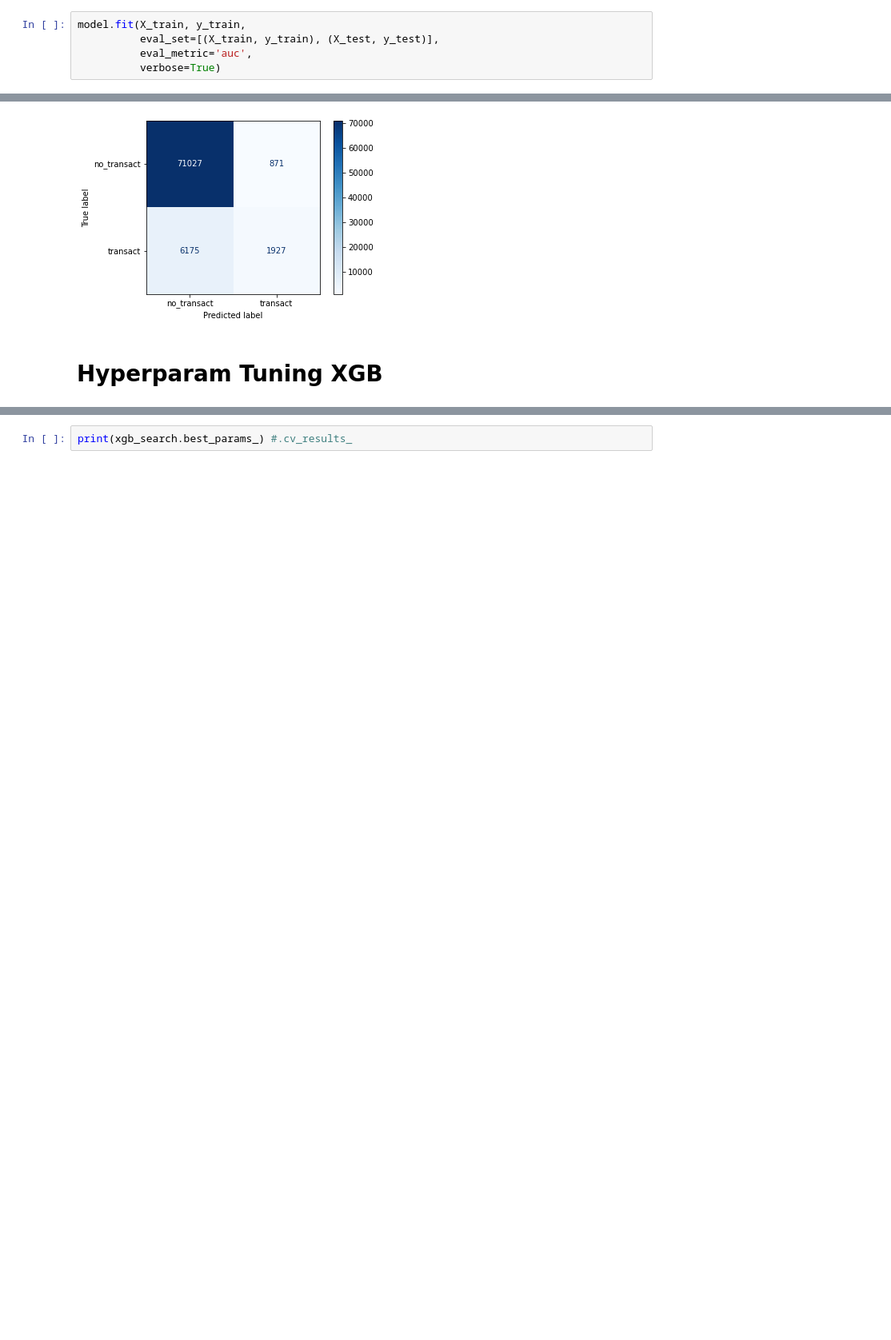
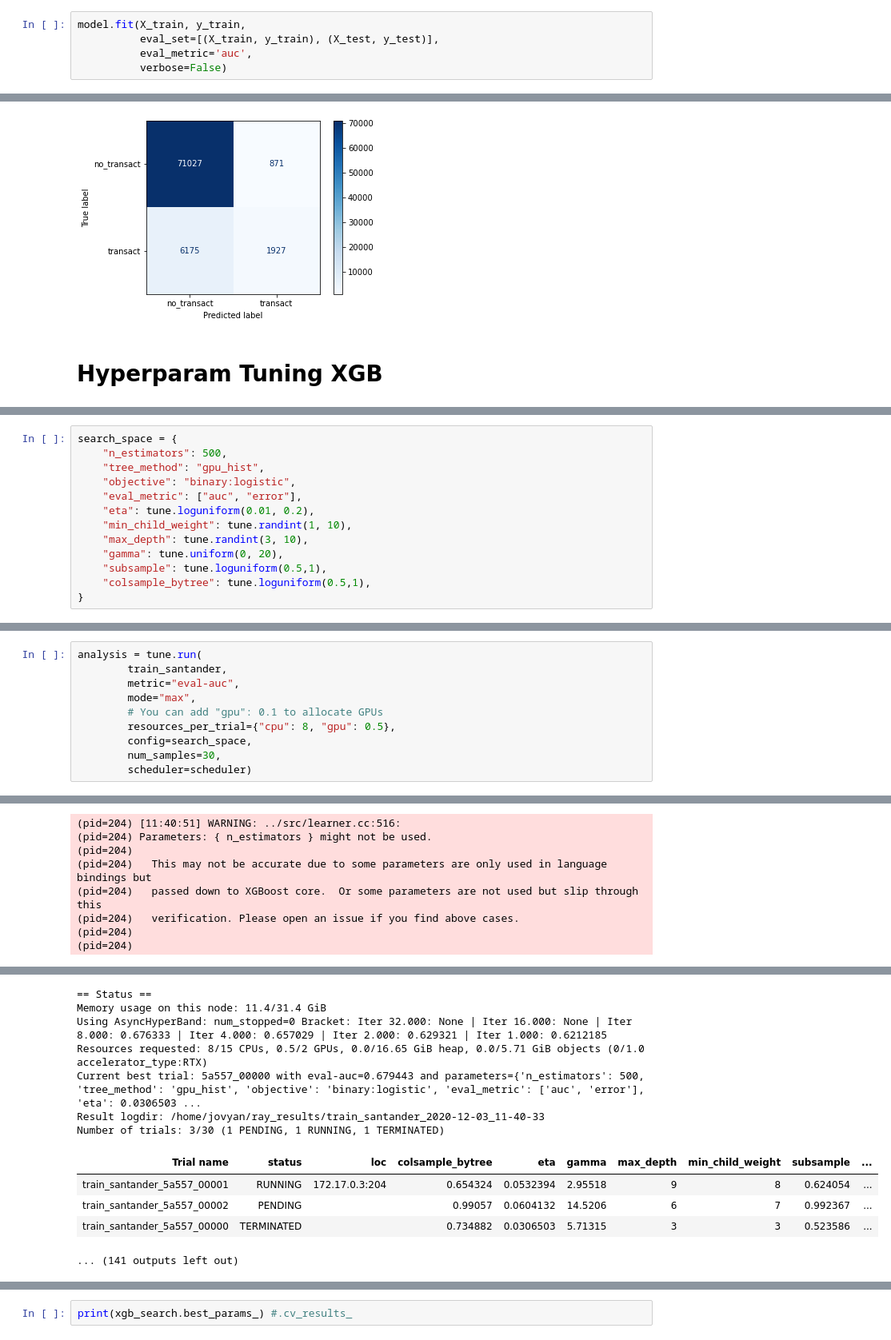
Before and after one commit to Data-drone/ray_experiments, a Jupyter notebook: Fitting_XGB.ipynb, the cells around one changed output, grey strips where cells are left out. Shown at 80% size. Saved outputs shown, nothing was run; the diff lists cells and outputs as text; blank space fills up the shorter version.

```diff
--- a/Fitting_XGB.ipynb
+++ b/Fitting_XGB.ipynb
@@ -35,5 +43,5 @@ model = XGBClassifier(**param)
 model.fit(X_train, y_train,
           eval_set=[(X_train, y_train), (X_test, y_test)],
           eval_metric='auc',
-          verbose=True)
+          verbose=False)
 # %% [output]
@@ -93,0 +116,13 @@ params['verbose']
+# %%
+search_space = {
+    "n_estimators": 500,
+    "tree_method": "gpu_hist",
+    "objective": "binary:logistic",
+    "eval_metric": ["auc", "error"],
+    "eta": tune.loguniform(0.01, 0.2),
+    "min_child_weight": tune.randint(1, 10),
+    "max_depth": tune.randint(3, 10),
+    "gamma": tune.uniform(0, 20),
+    "subsample": tune.loguniform(0.5,1),
+    "colsample_bytree": tune.loguniform(0.5,1),
+}
@@ -93,0 +134,11 @@ params['verbose']
+# %%
+analysis = tune.run(
+        train_santander,
+        metric="eval-auc",
+        mode="max",
+        # You can add "gpu": 0.1 to allocate GPUs
+        resources_per_trial={"cpu": 8, "gpu": 0.5},
+        config=search_space,
+        num_samples=30,
+        scheduler=scheduler)
+# %% [output]
@@ -93,0 +201,8 @@ params['verbose']
+(pid=204) [11:40:51] WARNING: ../src/learner.cc:516:
+(pid=204) Parameters: { n_estimators } might not be used.
+(pid=204)
+(pid=204)   This may not be accurate due to some parameters are only used in language bindings but
+(pid=204)   passed down to XGBoost core.  Or some parameters are not used but slip through this
+(pid=204)   verification. Please open an issue if you find above cases.
+(pid=204)
+(pid=204)
@@ -93,0 +228,12 @@ params['verbose']
+== Status ==
+Memory usage on this node: 11.4/31.4 GiB
+Using AsyncHyperBand: num_stopped=0 Bracket: Iter 32.000: None | Iter 16.000: None | Iter 8.000: 0.676333 | Iter 4.000: 0.657029 | Iter 2.000: 0.629321 | Iter 1.000: 0.6212185
+Resources requested: 8/15 CPUs, 0.5/2 GPUs, 0.0/16.65 GiB heap, 0.0/5.71 GiB objects (0/1.0 accelerator_type:RTX)
+Current best trial: 5a557_00000 with eval-auc=0.679443 and parameters={'n_estimators': 500, 'tree_method': 'gpu_hist', 'objective': 'binary:logistic', 'eval_metric': ['auc', 'error'], 'eta': 0.0306503 ...
+Result logdir: /home/jovyan/ray_results/train_santander_2020-12-03_11-40-33
+Number of trials: 3/30 (1 PENDING, 1 RUNNING, 1 TERMINATED)
+| Trial name | status | loc | colsample_bytree | eta | gamma | max_depth | min_child_weight | subsample | ... |
+| train_santander_5a557_00001 | RUNNING | 172.17.0.3:204 | 0.654324 | 0.0532394 | 2.95518 | 9 | 8 | 0.624054 | ... |
+| train_santander_5a557_00002 | PENDING |  | 0.99057 | 0.0604132 | 14.5206 | 6 | 7 | 0.992367 | ... |
+| train_santander_5a557_00000 | TERMINATED |  | 0.734882 | 0.0306503 | 5.71315 | 3 | 3 | 0.523586 | ... |
+... (141 outputs left out)
```
Also changed, not shown: parts of 35 cells of this notebook, 1 other file.
